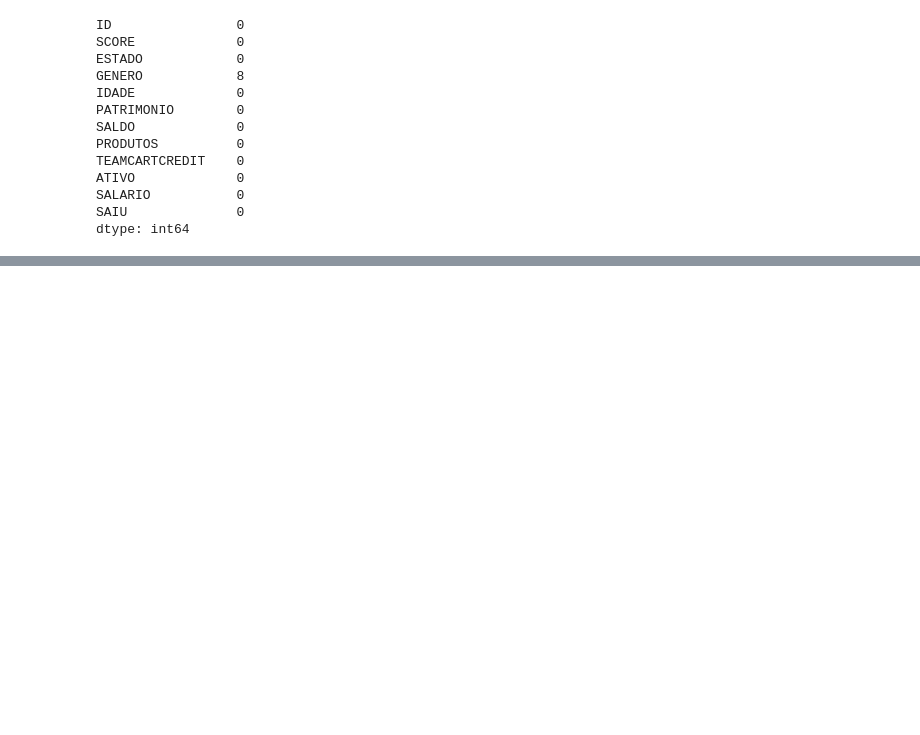
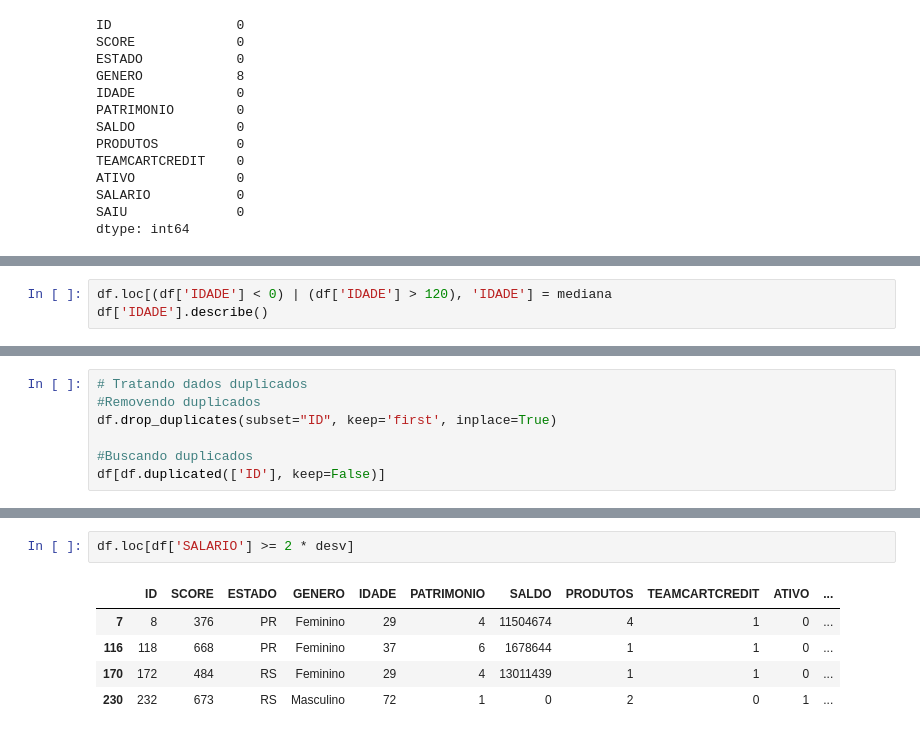
Before and after one commit to JosiaAlmeida/tratamento_de_dados, a Jupyter notebook: main.ipynb, the cells around one changed output, grey strips where cells are left out. Drawn from its saved outputs; the diff is of its cells as text; blank space fills up the shorter version.

```diff
--- a/main.ipynb
+++ b/main.ipynb
@@ -204,0 +253,3 @@ dtype: int64
+# %%
+df.loc[(df['IDADE'] < 0) | (df['IDADE'] > 120), 'IDADE'] = mediana
+df['IDADE'].describe()
@@ -204,0 +273,7 @@ dtype: int64
+# %%
+# Tratando dados duplicados
+#Removendo duplicados
+df.drop_duplicates(subset="ID", keep='first', inplace=True)
+
+#Buscando duplicados
+df[df.duplicated(['ID'], keep=False)]
@@ -204,0 +314,8 @@ dtype: int64
+# %%
+df.loc[df['SALARIO'] >= 2 * desv]
+# %% [output]
+|  | ID | SCORE | ESTADO | GENERO | IDADE | PATRIMONIO | SALDO | PRODUTOS | TEAMCARTCREDIT | ATIVO | ... |
+| 7 | 8 | 376 | PR | Feminino | 29 | 4 | 11504674 | 4 | 1 | 0 | ... |
+| 116 | 118 | 668 | PR | Feminino | 37 | 6 | 1678644 | 1 | 1 | 0 | ... |
+| 170 | 172 | 484 | RS | Feminino | 29 | 4 | 13011439 | 1 | 1 | 0 | ... |
+| 230 | 232 | 673 | RS | Masculino | 72 | 1 | 0 | 2 | 0 | 1 | ... |
```
Also changed, not shown: parts of 16 cells of this notebook.
